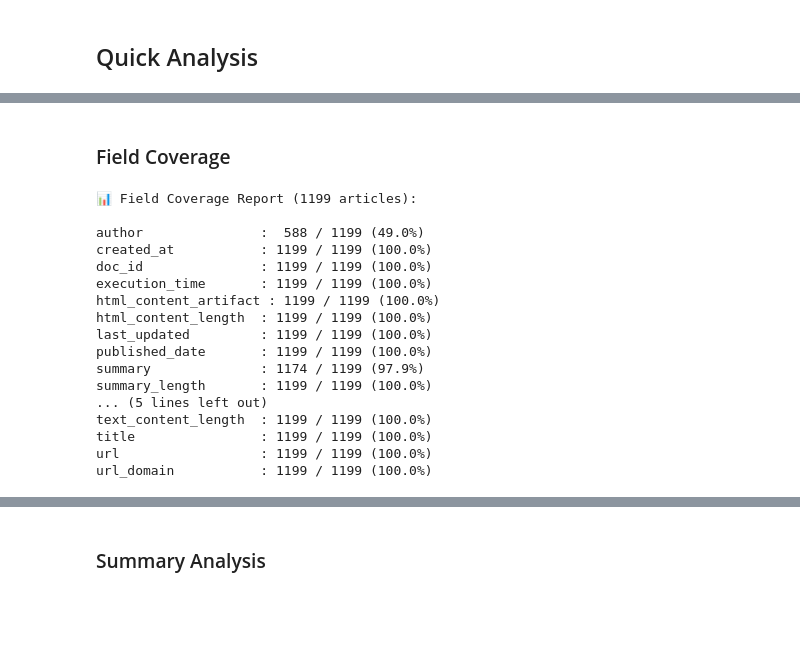
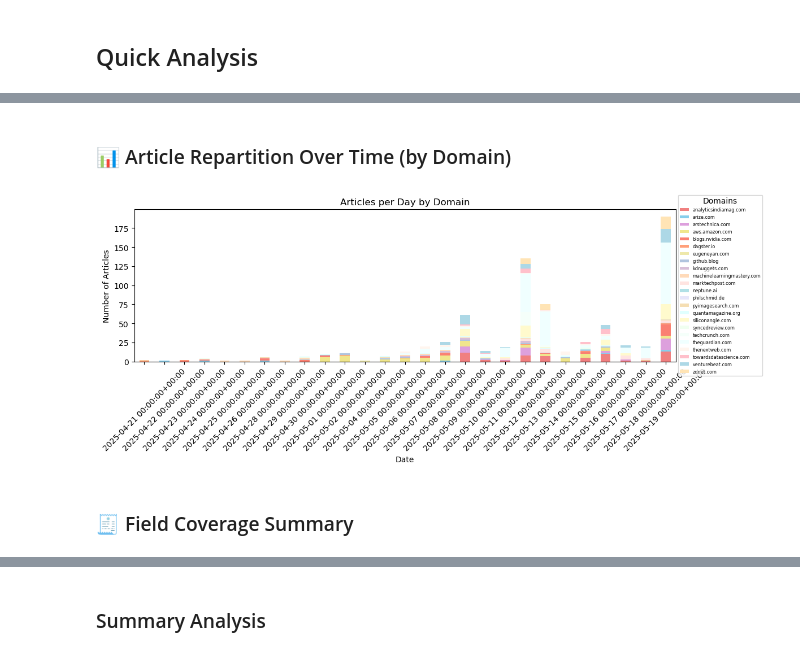
Before and after one commit to mcrilo33/hex_machina, a Jupyter notebook: notebooks/article_ingestion_flow.ipynb, the cells around one changed output, grey strips where cells are left out. Cells and saved outputs as stored; diff of their text form; code cells hidden in the pictures; blank space fills up the shorter version.

```diff
--- a/notebooks/article_ingestion_flow.ipynb
+++ b/notebooks/article_ingestion_flow.ipynb
@@ -209,43 +226,12 @@ There are 31 non-empty domains.
+# %% [markdown]
+### 📊 Article Repartition Over Time (by Domain)
+# %%
+from ttd.flows.analysis import prepare_article_distribution_indexed_by_date, \
+                               plot_article_distribution_indexed_by_date
+
+df = prepare_article_distribution_indexed_bLLJjkJy_date(articles_with_no_error, n_months=1)
+fig = plot_article_distribution_indexed_by_date(df)
+# %% [output]
+[figure, added]
 # %% [markdown]
-### Field Coverage
+### 🧾 Field Coverage Summary
-# %%
-from collections import Counter
-
-def print_field_coverage(articles):
-    total = len(articles)
-    if total == 0:
-        print("No articles to process.")
-        return
-
-    field_counts = Counter()
-
-    for article in articles:
-        for field, value in article.items():
-            if value not in (None, '', [], {}):
-                field_counts[field] += 1
-
-    print(f"\n📊 Field Coverage Report ({total} articles):\n")
-    for field in sorted(field_counts):
-        count = field_counts[field]
-        percent = (count / total) * 100
-        print(f"{field:20} : {count:4} / {total} ({percent:.1f}%)")
-
-print_field_coverage(articles_with_no_error)
-# %% [output]
-📊 Field Coverage Report (1199 articles):
-
-author               :  588 / 1199 (49.0%)
-created_at           : 1199 / 1199 (100.0%)
-doc_id               : 1199 / 1199 (100.0%)
-execution_time       : 1199 / 1199 (100.0%)
-html_content_artifact : 1199 / 1199 (100.0%)
-html_content_length  : 1199 / 1199 (100.0%)
-last_updated         : 1199 / 1199 (100.0%)
-published_date       : 1199 / 1199 (100.0%)
-summary              : 1174 / 1199 (97.9%)
-summary_length       : 1199 / 1199 (100.0%)
-... (5 lines left out)
-text_content_length  : 1199 / 1199 (100.0%)
-title                : 1199 / 1199 (100.0%)
-url                  : 1199 / 1199 (100.0%)
-url_domain           : 1199 / 1199 (100.0%)
```
Also changed, not shown: parts of 22 cells of this notebook, 9 other files.
